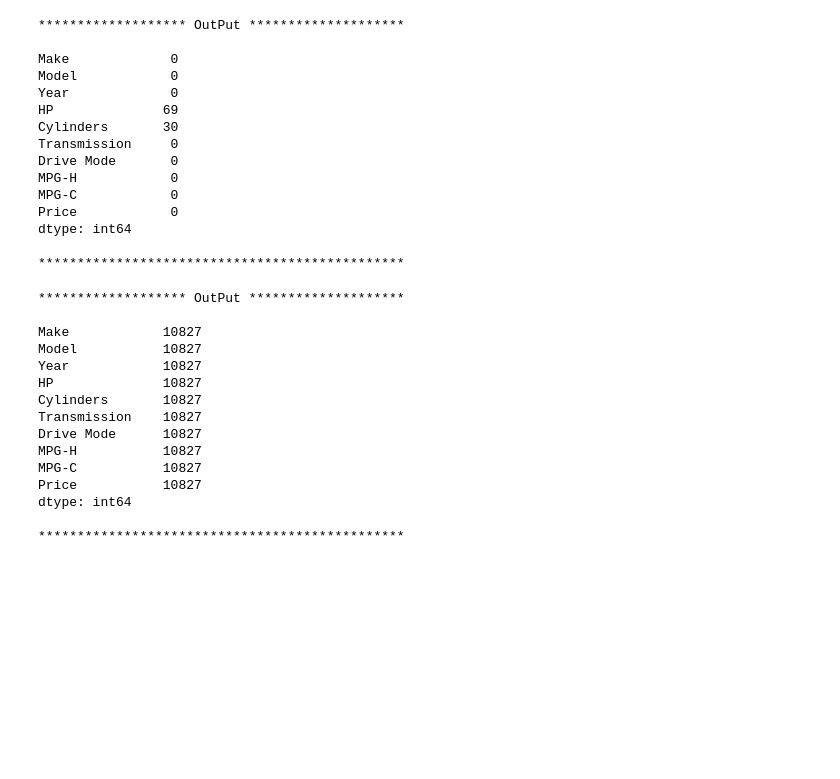
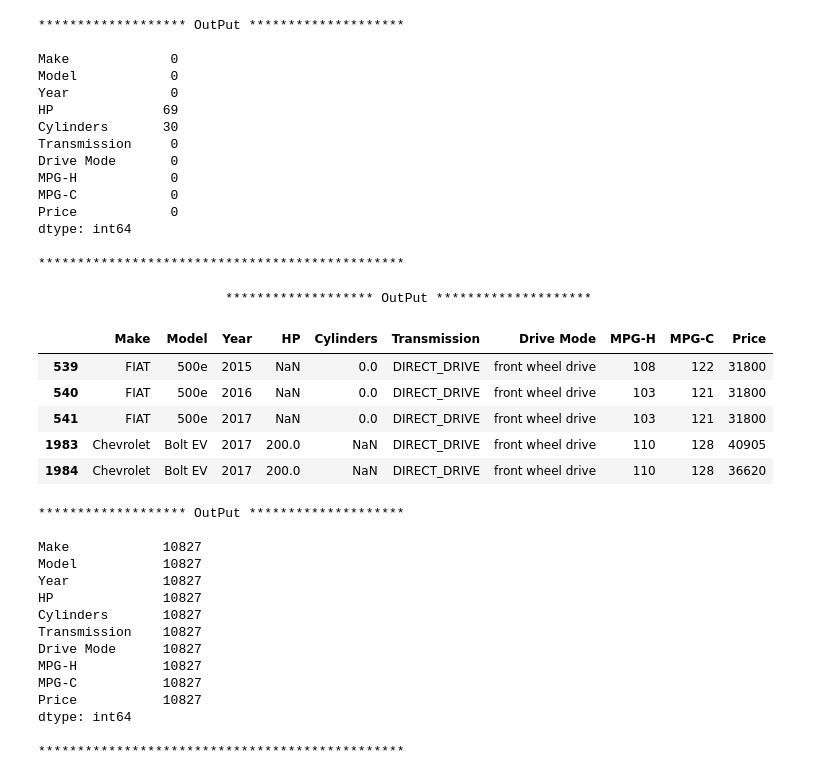
Before and after one commit to Deepsphere-AI/BCA, a Jupyter notebook: SEM-2/Data Science/Programs/01_EDA_On_Bussiness_Dataset.ipynb, the cells around one changed output. Drawn from its saved outputs; the diff is of its cells as text; code cells hidden in the pictures; blank space fills up the shorter version.

```diff
--- a/SEM-2/Data Science/Programs/01_EDA_On_Bussiness_Dataset.ipynb
+++ b/SEM-2/Data Science/Programs/01_EDA_On_Bussiness_Dataset.ipynb
@@ -305,6 +274,19 @@ Price            0
 dtype: int64
 
 ***********************************************
+# %%
+# Here in first 3 rows we have NAN values in HP Feature and next 2 in Cylinder Feature
+
+print("\n\t\t\t******************* OutPut ********************\n")
+dataframe[dataframe.isnull().any(axis=1)].head(5)
+# %% [output]
+                        ******************* OutPut ********************
+|  | Make | Model | Year | HP | Cylinders | Transmission | Drive Mode | MPG-H | MPG-C | Price |
+| 539 | FIAT | 500e | 2015 | NaN | 0.0 | DIRECT_DRIVE | front wheel drive | 108 | 122 | 31800 |
+| 540 | FIAT | 500e | 2016 | NaN | 0.0 | DIRECT_DRIVE | front wheel drive | 103 | 121 | 31800 |
+| 541 | FIAT | 500e | 2017 | NaN | 0.0 | DIRECT_DRIVE | front wheel drive | 103 | 121 | 31800 |
+| 1983 | Chevrolet | Bolt EV | 2017 | 200.0 | NaN | DIRECT_DRIVE | front wheel drive | 110 | 128 | 40905 |
+| 1984 | Chevrolet | Bolt EV | 2017 | 200.0 | NaN | DIRECT_DRIVE | front wheel drive | 110 | 128 | 36620 |
 # %%
 dataframe = dataframe.dropna()    # Dropping the missing values.
 print("\n******************* OutPut ********************\n")
```
Also changed, not shown: parts of 6 cells of this notebook.
